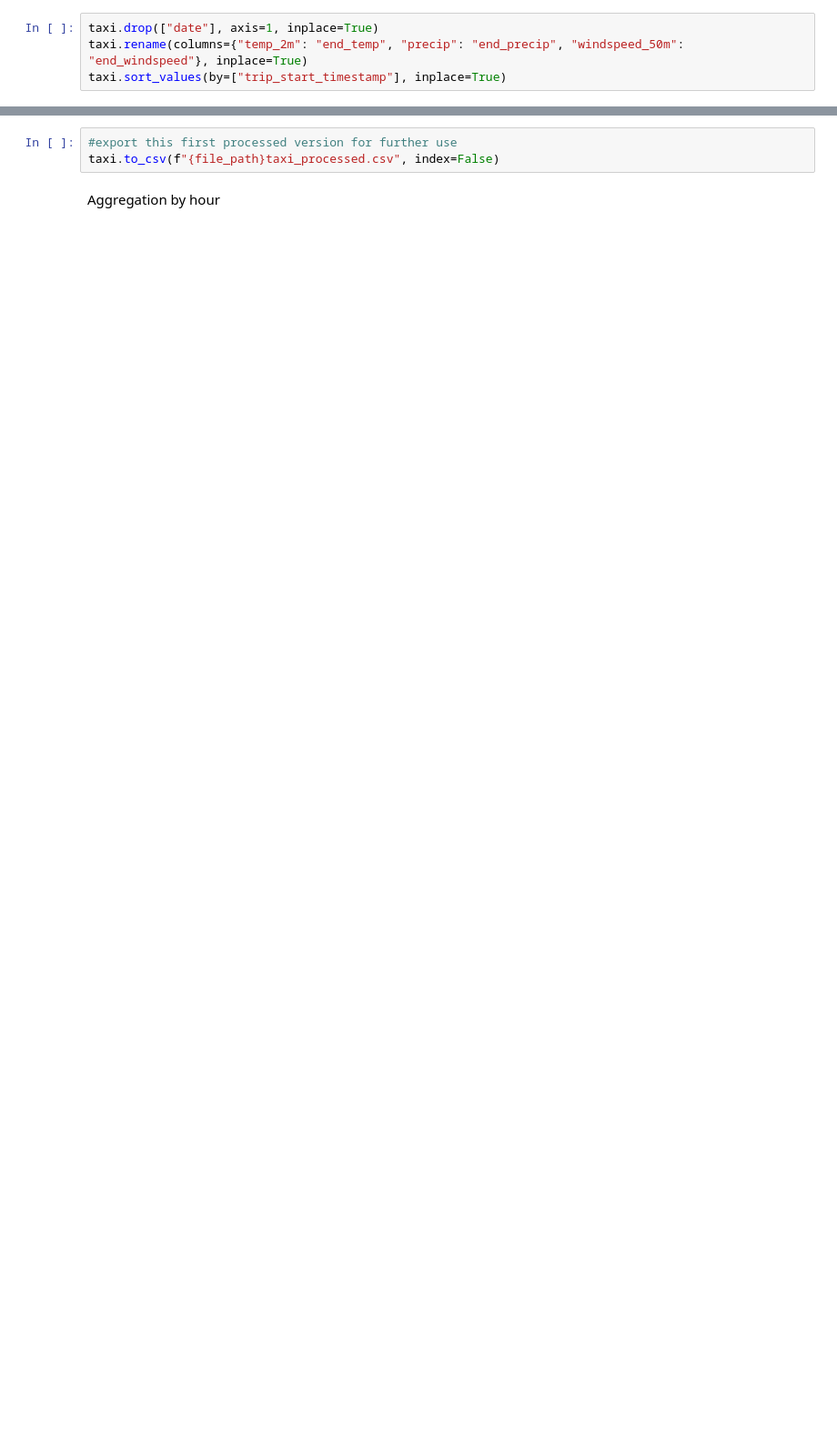
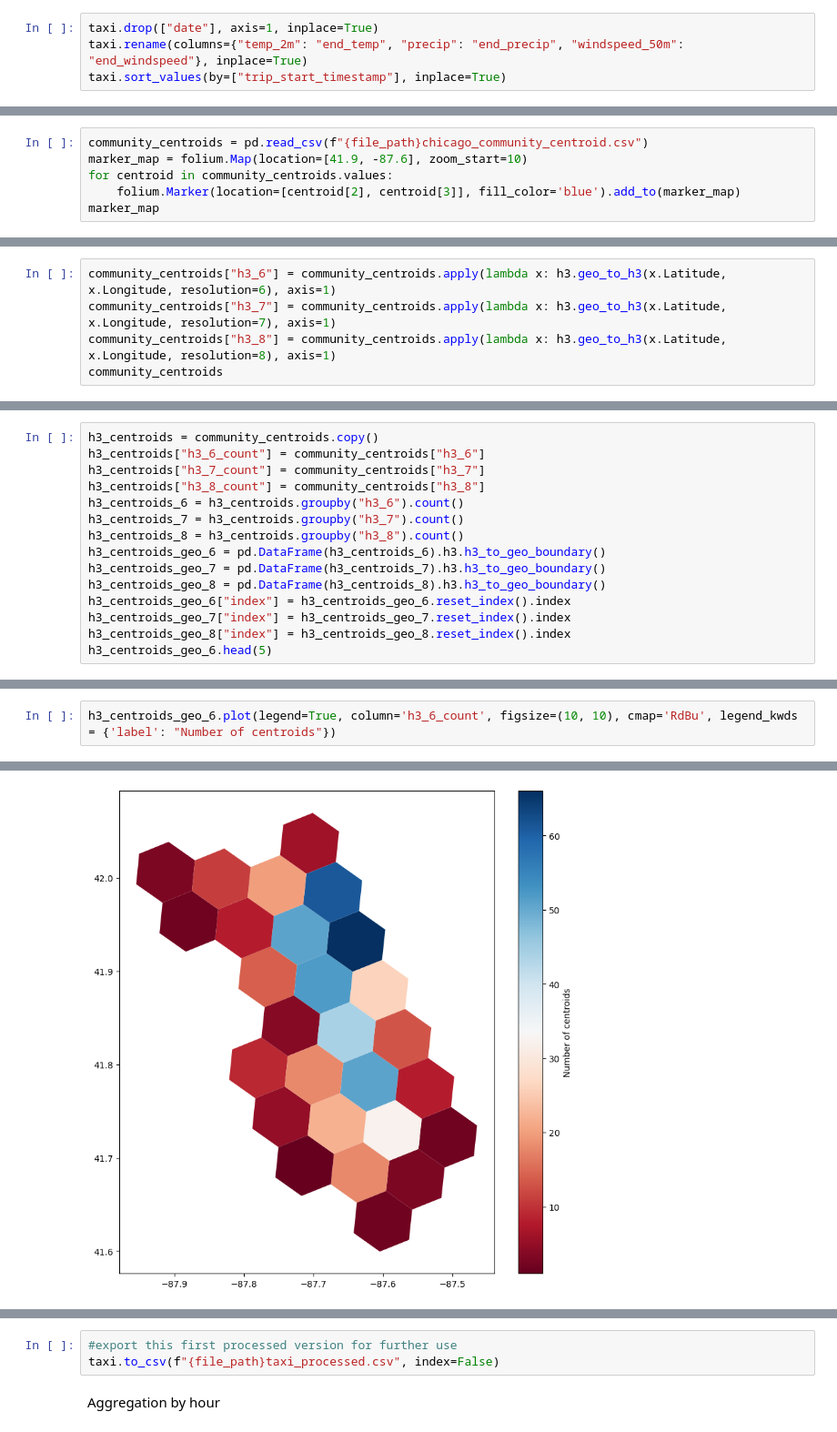
Before and after one commit to DominikH33/AAA-2023, a Jupyter notebook: 1_data_preperation.ipynb, the cells around one changed output, grey strips where cells are left out. Shown at 91% size. Cells and saved outputs as stored; diff of their text form; blank space fills up the shorter version.

```diff
--- a/1_data_preperation.ipynb
+++ b/1_data_preperation.ipynb
@@ -195,0 +205,6 @@ taxi
+# %%
+community_centroids = pd.read_csv(f"{file_path}chicago_community_centroid.csv")
+marker_map = folium.Map(location=[41.9, -87.6], zoom_start=10)
+for centroid in community_centroids.values:
+    folium.Marker(location=[centroid[2], centroid[3]], fill_color='blue').add_to(marker_map)
+marker_map
@@ -195,0 +234,5 @@ taxi
+# %%
+community_centroids["h3_6"] = community_centroids.apply(lambda x: h3.geo_to_h3(x.Latitude, x.Longitude, resolution=6), axis=1)
+community_centroids["h3_7"] = community_centroids.apply(lambda x: h3.geo_to_h3(x.Latitude, x.Longitude, resolution=7), axis=1)
+community_centroids["h3_8"] = community_centroids.apply(lambda x: h3.geo_to_h3(x.Latitude, x.Longitude, resolution=8), axis=1)
+community_centroids
@@ -195,0 +257,15 @@ taxi
+# %%
+h3_centroids = community_centroids.copy()
+h3_centroids["h3_6_count"] = community_centroids["h3_6"]
+h3_centroids["h3_7_count"] = community_centroids["h3_7"]
+h3_centroids["h3_8_count"] = community_centroids["h3_8"]
+h3_centroids_6 = h3_centroids.groupby("h3_6").count()
+h3_centroids_7 = h3_centroids.groupby("h3_7").count()
+h3_centroids_8 = h3_centroids.groupby("h3_8").count()
+h3_centroids_geo_6 = pd.DataFrame(h3_centroids_6).h3.h3_to_geo_boundary()
+h3_centroids_geo_7 = pd.DataFrame(h3_centroids_7).h3.h3_to_geo_boundary()
+h3_centroids_geo_8 = pd.DataFrame(h3_centroids_8).h3.h3_to_geo_boundary()
+h3_centroids_geo_6["index"] = h3_centroids_geo_6.reset_index().index
+h3_centroids_geo_7["index"] = h3_centroids_geo_7.reset_index().index
+h3_centroids_geo_8["index"] = h3_centroids_geo_8.reset_index().index
+h3_centroids_geo_6.head(5)
@@ -195,0 +341,3 @@ taxi
+# %%
+h3_centroids_geo_6.plot(legend=True, column='h3_6_count', figsize=(10, 10), cmap='RdBu', legend_kwds = {'label': "Number of centroids"})
+# %% [output]
@@ -195,0 +345 @@ taxi
+[figure, added]
```
Also changed, not shown: parts of 45 cells of this notebook.
